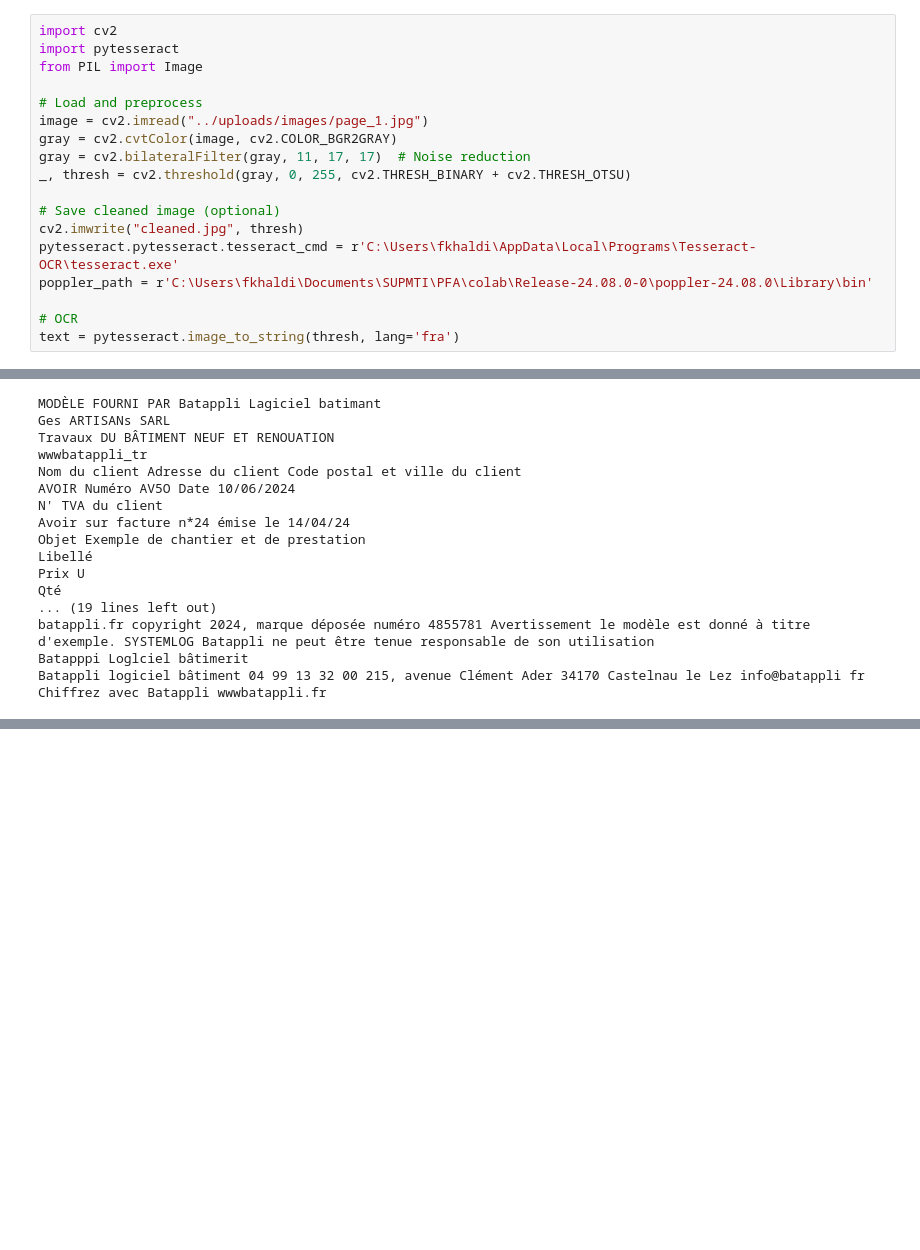
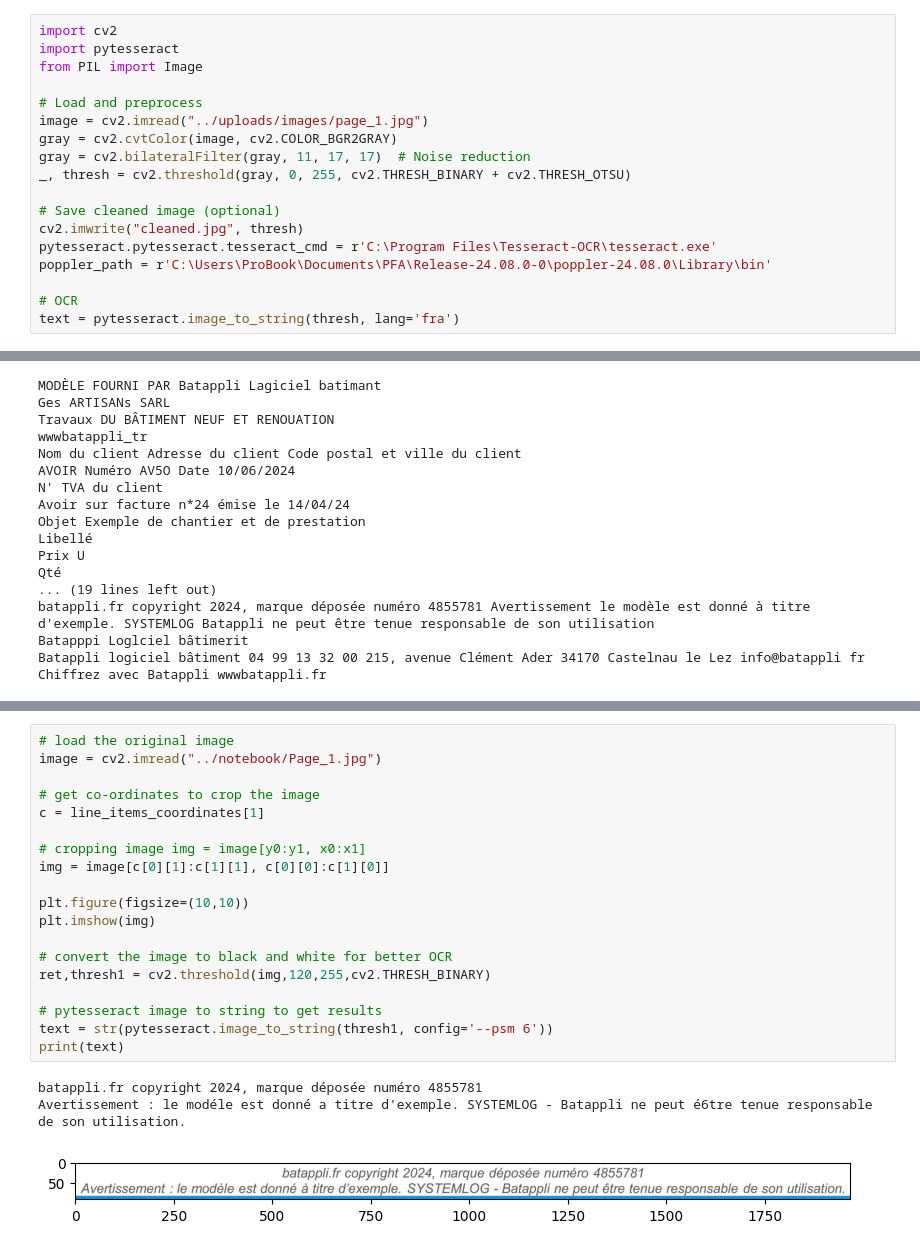
Before and after one commit to KHALDI2024/aidoc, a Jupyter notebook: app/notebook/ocr.ipynb, the cells around one changed output, grey strips where cells are left out. Saved outputs shown, nothing was run; the diff lists cells and outputs as text; blank space fills up the shorter version.

```diff
--- a/app/notebook/ocr.ipynb
+++ b/app/notebook/ocr.ipynb
@@ -13,8 +13,8 @@ _, thresh = cv2.threshold(gray, 0, 255, cv2.THRESH_BINARY + cv2.THRESH_OTSU)
 
 # Save cleaned image (optional)
 cv2.imwrite("cleaned.jpg", thresh)
-pytesseract.pytesseract.tesseract_cmd = r'C:\Users\fkhaldi\AppData\Local\Programs\Tesseract-OCR\tesseract.exe'
-poppler_path = r'C:\Users\fkhaldi\Documents\SUPMTI\PFA\colab\Release-24.08.0-0\poppler-24.08.0\Library\bin'
+pytesseract.pytesseract.tesseract_cmd = r'C:\Program Files\Tesseract-OCR\tesseract.exe'
+poppler_path = r'C:\Users\ProBook\Documents\PFA\Release-24.08.0-0\poppler-24.08.0\Library\bin'
 
 # OCR
 text = pytesseract.image_to_string(thresh, lang='fra')
@@ -69,0 +122,23 @@ Chiffrez avec Batappli wwwbatappli.fr
+# %%
+# load the original image
+image = cv2.imread("../notebook/Page_1.jpg")
+
+# get co-ordinates to crop the image
+c = line_items_coordinates[1]
+
+# cropping image img = image[y0:y1, x0:x1]
+img = image[c[0][1]:c[1][1], c[0][0]:c[1][0]]
+
+plt.figure(figsize=(10,10))
+plt.imshow(img)
+
+# convert the image to black and white for better OCR
+ret,thresh1 = cv2.threshold(img,120,255,cv2.THRESH_BINARY)
+
+# pytesseract image to string to get results
+text = str(pytesseract.image_to_string(thresh1, config='--psm 6'))
+print(text)
+# %% [output]
+batappli.fr copyright 2024, marque déposée numéro 4855781
+Avertissement : le modéle est donné a titre d'exemple. SYSTEMLOG - Batappli ne peut é6tre tenue responsable de son utilisation.
+[figure, added]
```
Also changed, not shown: parts of 4 cells of this notebook, 1 other file.
